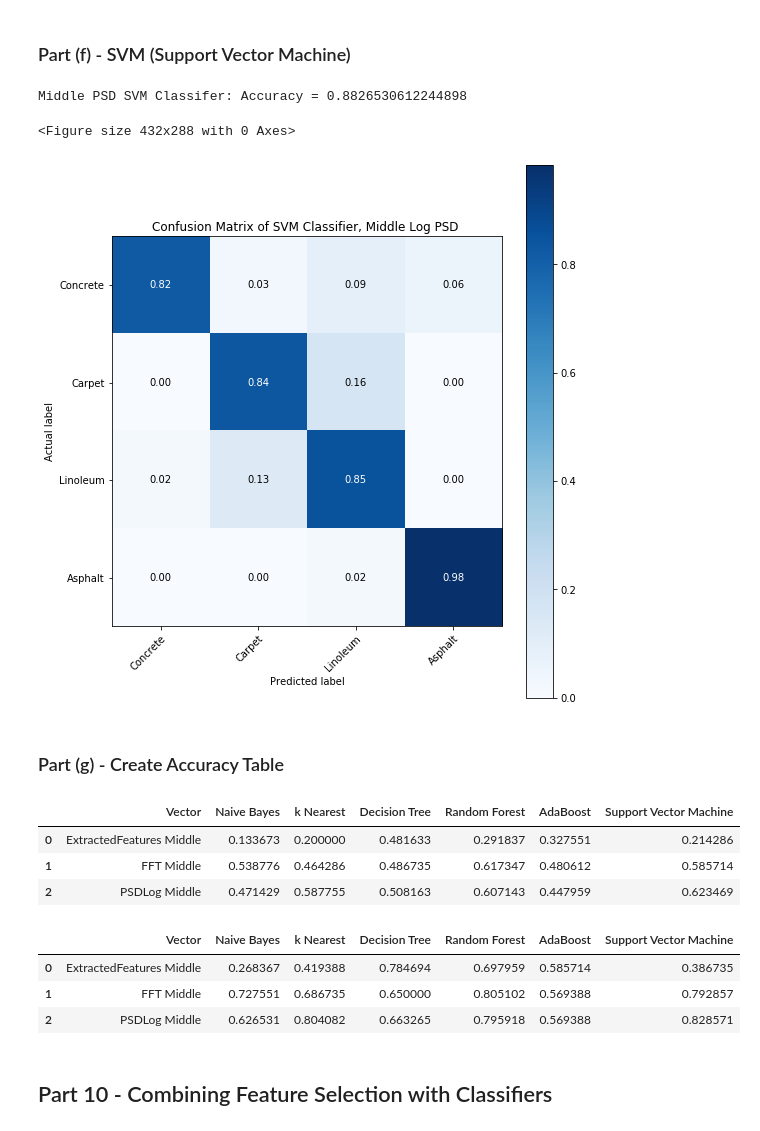
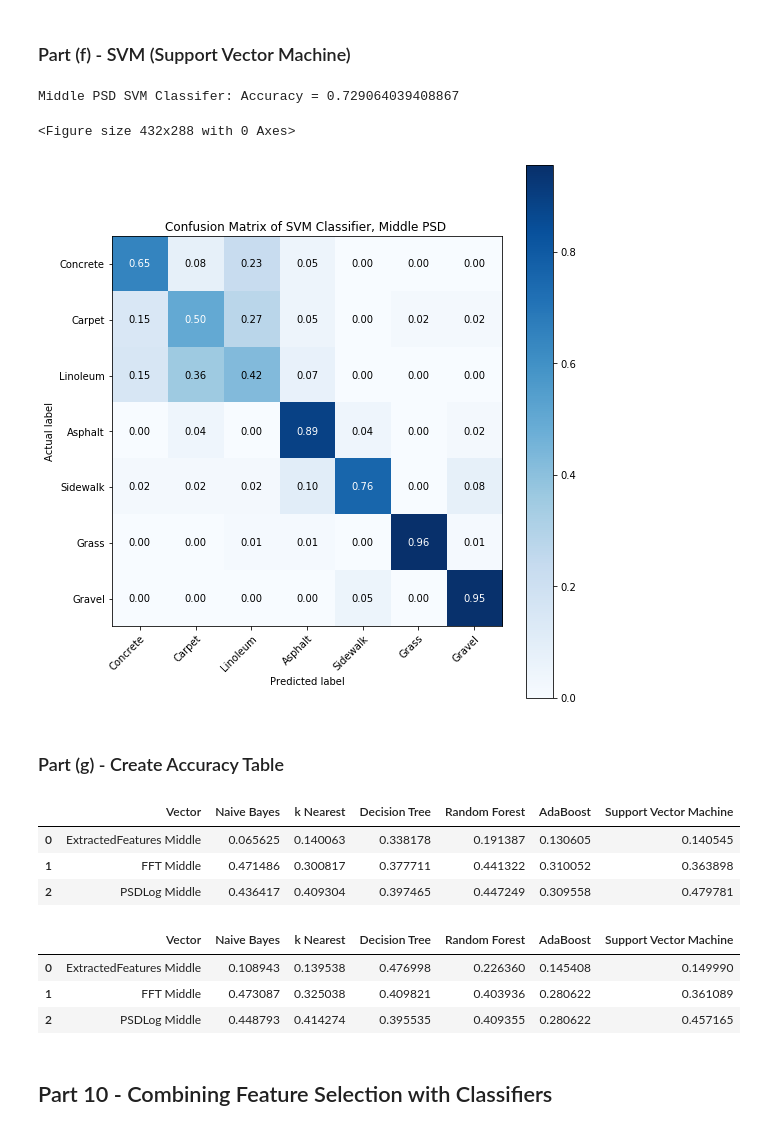
Before and after one commit to KeenanMcConkey/Wheelchair-Terrain-Classification, a Jupyter notebook: TerrainClassification-NewData.ipynb, the cells around one changed output. Drawn from its saved outputs; the diff is of its cells as text; code cells hidden in the pictures.

```diff
--- a/TerrainClassification-NewData.ipynb
+++ b/TerrainClassification-NewData.ipynb
@@ -97,7 +97,7 @@ def get_transform(_label):
 # %%
 # Find .csv files
 raw_datasets = {}
-dataset_paths = glob.glob('imu_data/set_caster_issue/*.csv')
+dataset_paths = glob.glob('imu_data/set_full_upgraded/*.csv')
 # %%
 # Import datasets as an array of Pandas DataFrames
 TRIM_START = 1800 # Number of data points to trim from each side (1s = 300 data points for frame)
@@ -917,7 +928,7 @@ def feature_all(features, datasets, regular=True):
 
             directions.update({direction: pd.DataFrame.from_dict(feats)})
 
-        datasets_feat.update({label.replace('PSD', ''): directions})
+        datasets_feat.update({label.replace('_PSD', ''): directions})
 
     return datasets_feat
 # %%
@@ -1735,13 +1749,13 @@ predict_psd_log = predict_each_placement(train_psd_log, test_psd_log, model)
 accuracy = accuracy_score(test_psd_log[1]['Middle'], predict_psd_log['Middle'])
 print('Middle PSD SVM Classifer: Accuracy = {}'.format(accuracy))
 # %% [output]
-Middle PSD SVM Classifer: Accuracy = 0.8826530612244898
+Middle PSD SVM Classifer: Accuracy = 0.729064039408867
 # %%
 plot_confusion_matrix(test_psd_log[1]['Middle'], predict_psd_log['Middle'], classes=terrains, normalize=True,
-                      title='Confusion Matrix of SVM Classifier, Middle Log PSD ')
+                      title='Confusion Matrix of SVM Classifier, Middle PSD ')
 # %% [output]
 <Figure size 432x288 with 0 Axes>
-[figure, old version]
+[figure, new version]
 # %% [markdown]
 ### Part (g) - Create Accuracy Table
 # %%
@@ -1795,18 +1809,18 @@ accuracy_table = create_accuracy_table(5)
 accuracy_table
 # %% [output]
 |  | Vector | Naive Bayes | k Nearest | Decision Tree | Random Forest | AdaBoost | Support Vector Machine |
-| 0 | ExtractedFeatures Middle | 0.133673 | 0.200000 | 0.481633 | 0.291837 | 0.327551 | 0.214286 |
-| 1 | FFT Middle | 0.538776 | 0.464286 | 0.486735 | 0.617347 | 0.480612 | 0.585714 |
-| 2 | PSDLog Middle | 0.471429 | 0.587755 | 0.508163 | 0.607143 | 0.447959 | 0.623469 |
+| 0 | ExtractedFeatures Middle | 0.065625 | 0.140063 | 0.338178 | 0.191387 | 0.130605 | 0.140545 |
+| 1 | FFT Middle | 0.471486 | 0.300817 | 0.377711 | 0.441322 | 0.310052 | 0.363898 |
+| 2 | PSDLog Middle | 0.436417 | 0.409304 | 0.397465 | 0.447249 | 0.309558 | 0.479781 |
 # %%
 # Create accuracy table for 10 splits, Middle only
 accuracy_table = create_accuracy_table(10)
 accuracy_table
 # %% [output]
 |  | Vector | Naive Bayes | k Nearest | Decision Tree | Random Forest | AdaBoost | Support Vector Machine |
-| 0 | ExtractedFeatures Middle | 0.268367 | 0.419388 | 0.784694 | 0.697959 | 0.585714 | 0.386735 |
-| 1 | FFT Middle | 0.727551 | 0.686735 | 0.650000 | 0.805102 | 0.569388 | 0.792857 |
-| 2 | PSDLog Middle | 0.626531 | 0.804082 | 0.663265 | 0.795918 | 0.569388 | 0.828571 |
+| 0 | ExtractedFeatures Middle | 0.108943 | 0.139538 | 0.476998 | 0.226360 | 0.145408 | 0.149990 |
+| 1 | FFT Middle | 0.473087 | 0.325038 | 0.409821 | 0.403936 | 0.280622 | 0.361089 |
+| 2 | PSDLog Middle | 0.448793 | 0.414274 | 0.395535 | 0.409355 | 0.280622 | 0.457165 |
 # %% [markdown]
 ## Part 10 - Combining Feature Selection with Classifiers
 # %%
```
Also changed, not shown: parts of 74 cells of this notebook, 36 other files.
